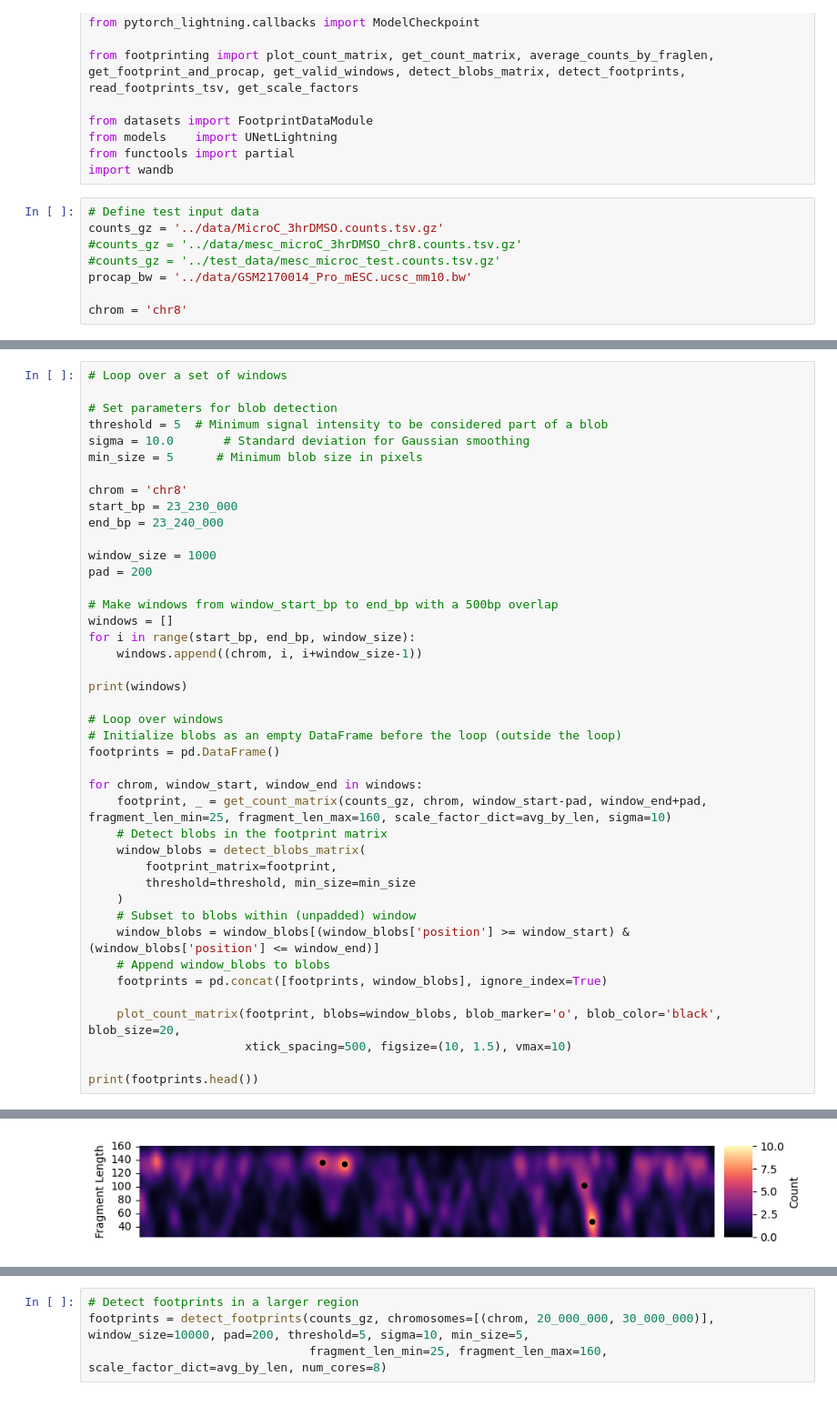
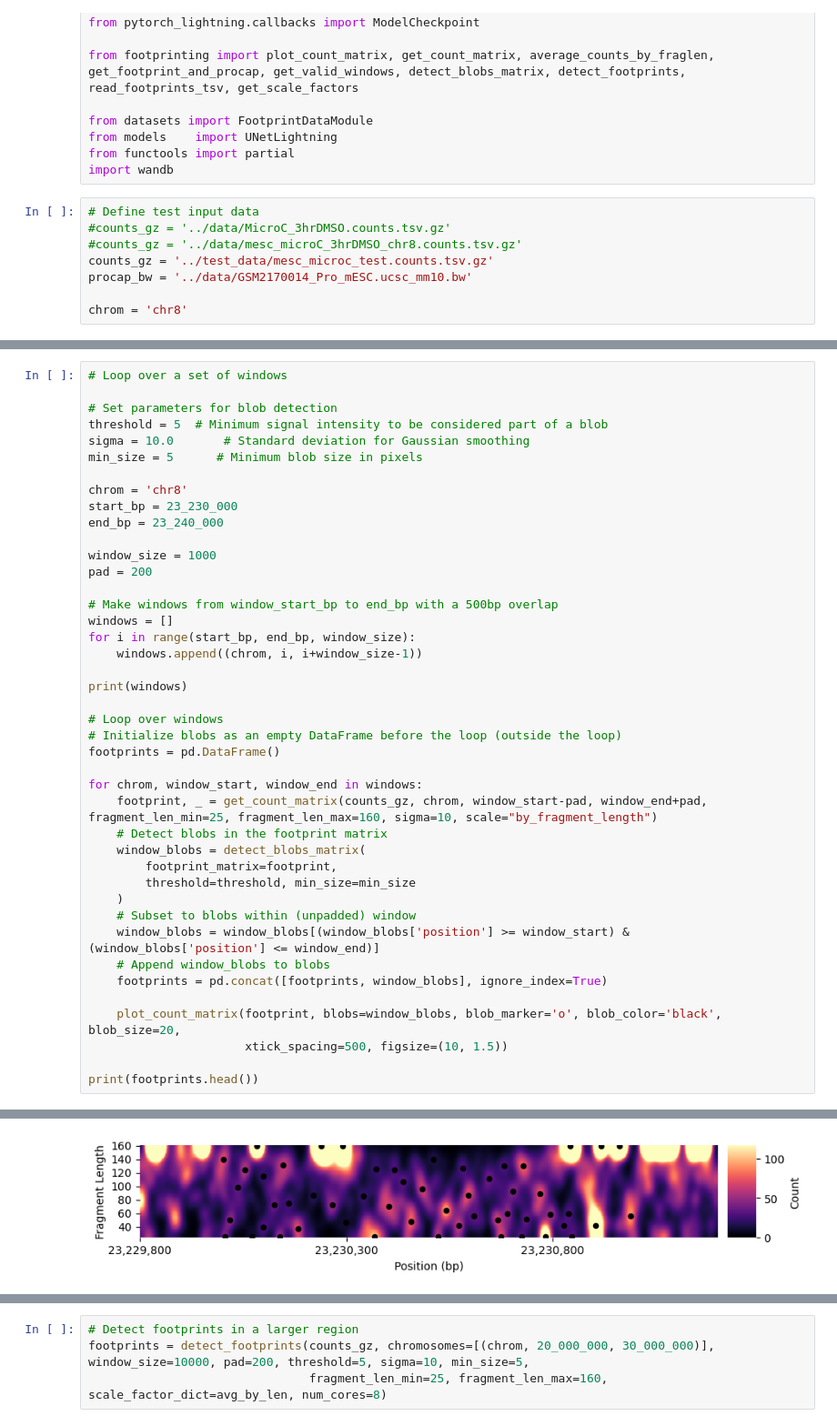
Before and after one commit to aryeelab/foci-3d, a Jupyter notebook: code/footprinting.ipynb, the cells around one changed output, grey strips where cells are left out. Shown at 91% size. Cells and saved outputs as stored; diff of their text form.

```diff
--- a/code/footprinting.ipynb
+++ b/code/footprinting.ipynb
@@ -28,9 +28,9 @@ from functools import partial
 import wandb
 # %%
 # Define test input data
-counts_gz = '../data/MicroC_3hrDMSO.counts.tsv.gz'
+#counts_gz = '../data/MicroC_3hrDMSO.counts.tsv.gz'
 #counts_gz = '../data/mesc_microC_3hrDMSO_chr8.counts.tsv.gz'
-#counts_gz = '../test_data/mesc_microc_test.counts.tsv.gz'
+counts_gz = '../test_data/mesc_microc_test.counts.tsv.gz'
 procap_bw = '../data/GSM2170014_Pro_mESC.ucsc_mm10.bw'
 
 chrom = 'chr8'
@@ -69,33 +74,33 @@ end_bp = 23_240_000
 window_size = 1000
 pad = 200
 
 # Make windows from window_start_bp to end_bp with a 500bp overlap
 windows = []
 for i in range(start_bp, end_bp, window_size):
     windows.append((chrom, i, i+window_size-1))
 
 print(windows)
 
 # Loop over windows
 # Initialize blobs as an empty DataFrame before the loop (outside the loop)
 footprints = pd.DataFrame()
 
 for chrom, window_start, window_end in windows:
-    footprint, _ = get_count_matrix(counts_gz, chrom, window_start-pad, window_end+pad, fragment_len_min=25, fragment_len_max=160, scale_factor_dict=avg_by_len, sigma=10)
+    footprint, _ = get_count_matrix(counts_gz, chrom, window_start-pad, window_end+pad, fragment_len_min=25, fragment_len_max=160, sigma=10, scale="by_fragment_length")
     # Detect blobs in the footprint matrix
     window_blobs = detect_blobs_matrix(
         footprint_matrix=footprint,
         threshold=threshold, min_size=min_size
     )
     # Subset to blobs within (unpadded) window
     window_blobs = window_blobs[(window_blobs['position'] >= window_start) & (window_blobs['position'] <= window_end)]
     # Append window_blobs to blobs
     footprints = pd.concat([footprints, window_blobs], ignore_index=True)
 
     plot_count_matrix(footprint, blobs=window_blobs, blob_marker='o', blob_color='black', blob_size=20,
-                      xtick_spacing=500, figsize=(10, 1.5), vmax=10)
+                      xtick_spacing=500, figsize=(10, 1.5))
 
 print(footprints.head())
 # %% [output]
 [('chr8', 23230000, 23230999), ('chr8', 23231000, 23231999), ('chr8', 23232000, 23232999), ('chr8', 23233000, 23233999), ('chr8', 23234000, 23234999), ('chr8', 23235000, 23235999), ('chr8', 23236000,  ...
-[figure, old version]
+[figure, new version]
```
Also changed, not shown: parts of 3 cells of this notebook, 3 other files.
